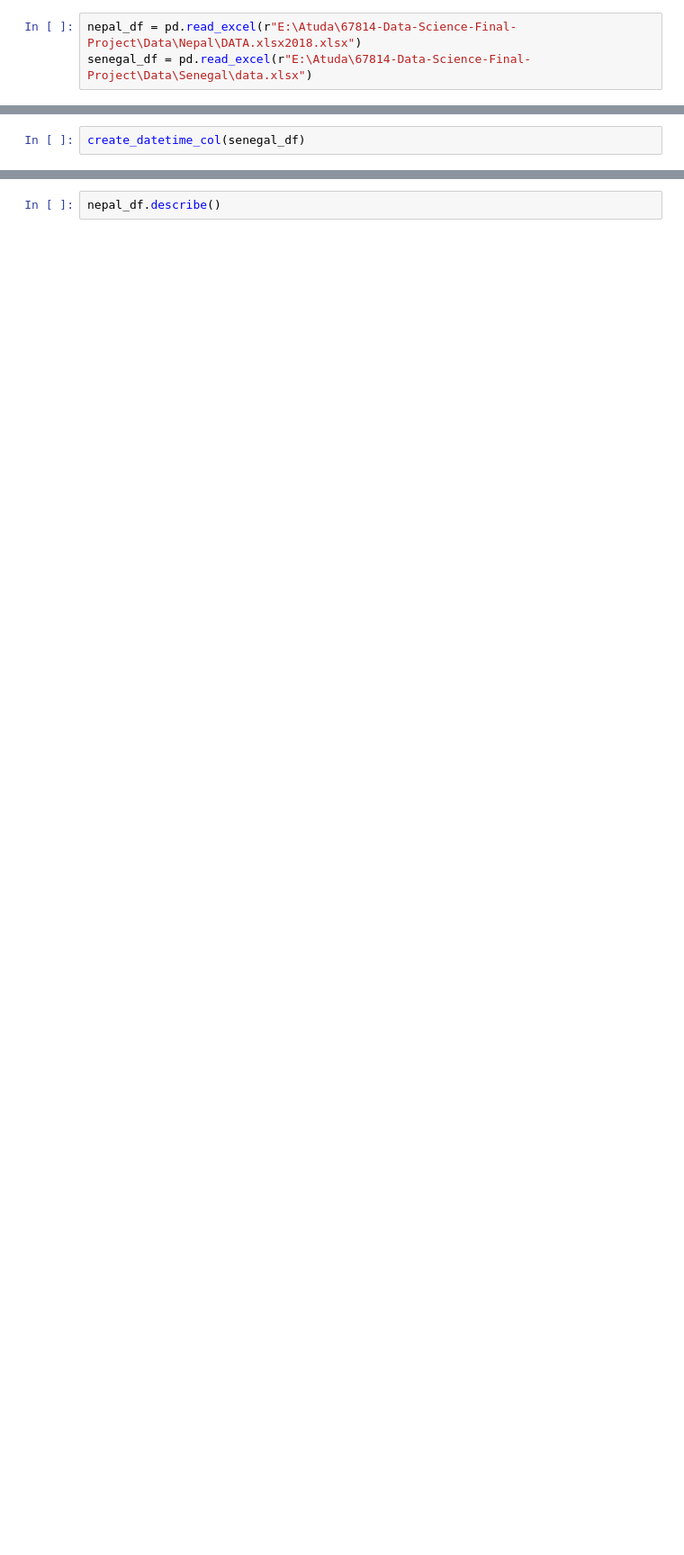
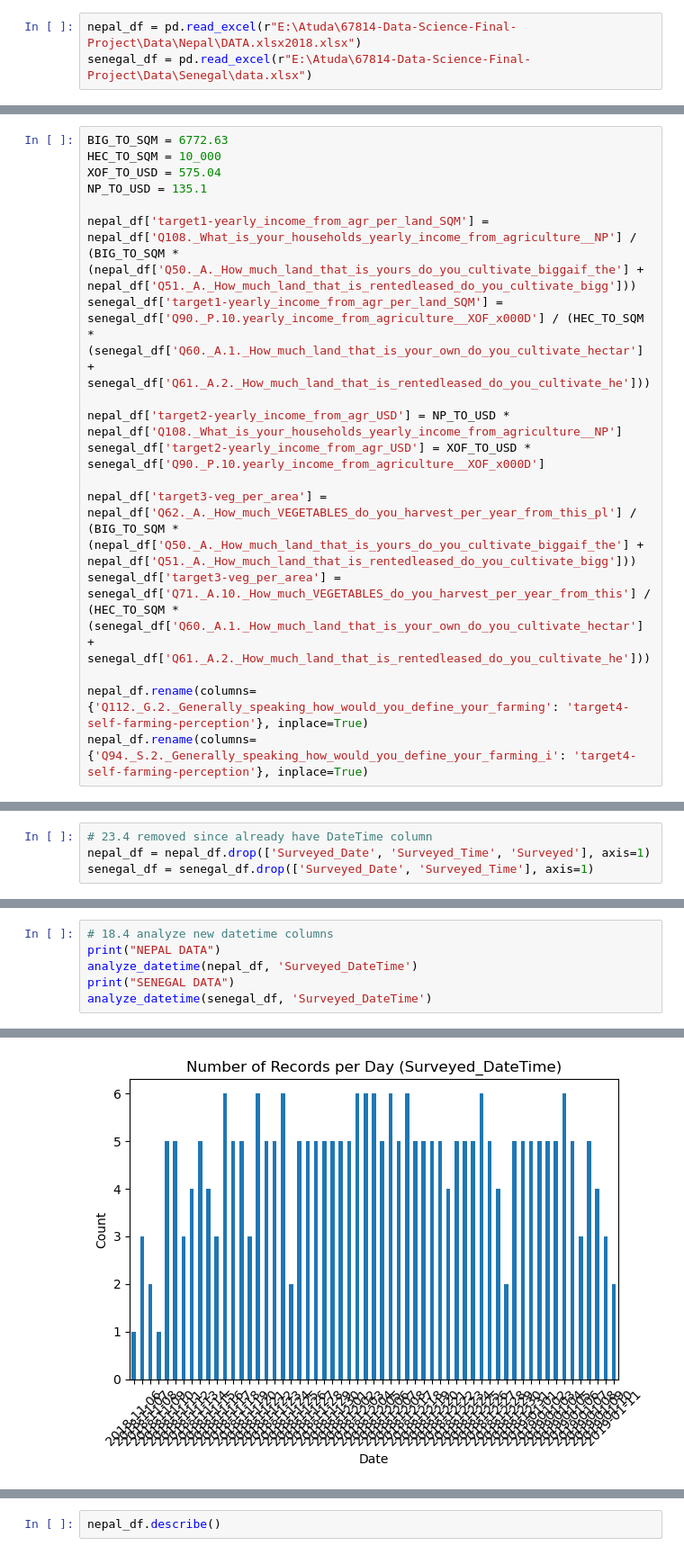
Before and after one commit to thenarrowgate/smallholder-productivity-analysis, a Jupyter notebook: notebooks/EDA.ipynb, the cells around one changed output, grey strips where cells are left out. Shown at 90% size. Saved outputs shown, nothing was run; the diff lists cells and outputs as text; blank space fills up the shorter version.

Commit message:
created targets in EDA notebook and added functions that visually display distribution of all time and location columns

```diff
--- a/notebooks/EDA.ipynb
+++ b/notebooks/EDA.ipynb
@@ -22 +22,18 @@ nepal_df['Surveyed_Date'] = pd.to_datetime(nepal_df['Surveyed_Date'], errors='co
+# %%
+BIG_TO_SQM = 6772.63
+HEC_TO_SQM = 10_000
+XOF_TO_USD = 575.04
+NP_TO_USD = 135.1
+
+nepal_df['target1-yearly_income_from_agr_per_land_SQM'] = nepal_df['Q108._What_is_your_households_yearly_income_from_agriculture__NP'] / (BIG_TO_SQM * (nepal_df['Q50._A._How_much_land_that_is_yours_do_you_cultivate_biggaif_the'] + nepal_df['Q51._A._How_much_land_that_is_rentedleased_do_you_cultivate_bigg']))
+senegal_df['target1-yearly_income_from_agr_per_land_SQM'] = senegal_df['Q90._P.10.yearly_income_from_agriculture__XOF_x000D'] / (HEC_TO_SQM * (senegal_df['Q60._A.1._How_much_land_that_is_your_own_do_you_cultivate_hectar'] + senegal_df['Q61._A.2._How_much_land_that_is_rentedleased_do_you_cultivate_he']))
+
+nepal_df['target2-yearly_income_from_agr_USD'] = NP_TO_USD * nepal_df['Q108._What_is_your_households_yearly_income_from_agriculture__NP']
+senegal_df['target2-yearly_income_from_agr_USD'] = XOF_TO_USD * senegal_df['Q90._P.10.yearly_income_from_agriculture__XOF_x000D']
+
+nepal_df['target3-veg_per_area'] = nepal_df['Q62._A._How_much_VEGETABLES_do_you_harvest_per_year_from_this_pl'] / (BIG_TO_SQM * (nepal_df['Q50._A._How_much_land_that_is_yours_do_you_cultivate_biggaif_the'] + nepal_df['Q51._A._How_much_land_that_is_rentedleased_do_you_cultivate_bigg']))
+senegal_df['target3-veg_per_area'] = senegal_df['Q71._A.10._How_much_VEGETABLES_do_you_harvest_per_year_from_this'] / (HEC_TO_SQM * (senegal_df['Q60._A.1._How_much_land_that_is_your_own_do_you_cultivate_hectar'] + senegal_df['Q61._A.2._How_much_land_that_is_rentedleased_do_you_cultivate_he']))
+
+nepal_df.rename(columns={'Q112._G.2._Generally_speaking_how_would_you_define_your_farming': 'target4-self-farming-perception'}, inplace=True)
+nepal_df.rename(columns={'Q94._S.2._Generally_speaking_how_would_you_define_your_farming_i': 'target4-self-farming-perception'}, inplace=True)
 # %%
@@ -26,2 +61,4 @@ datetime64[ns]
 # %%
-create_datetime_col(senegal_df)
+# 23.4 removed since already have DateTime column
+nepal_df = nepal_df.drop(['Surveyed_Date', 'Surveyed_Time', 'Surveyed'], axis=1)
+senegal_df = senegal_df.drop(['Surveyed_Date', 'Surveyed_Time'], axis=1)
@@ -29,0 +134,7 @@ datetime64[ns]
+# %%
+# 18.4 analyze new datetime columns
+print("NEPAL DATA")
+analyze_datetime(nepal_df, 'Surveyed_DateTime')
+print("SENEGAL DATA")
+analyze_datetime(senegal_df, 'Surveyed_DateTime')
+# %% [output]
@@ -29,0 +147 @@ datetime64[ns]
+[figure, added]
```
Also changed, not shown: parts of 34 cells of this notebook, 2 other files.
